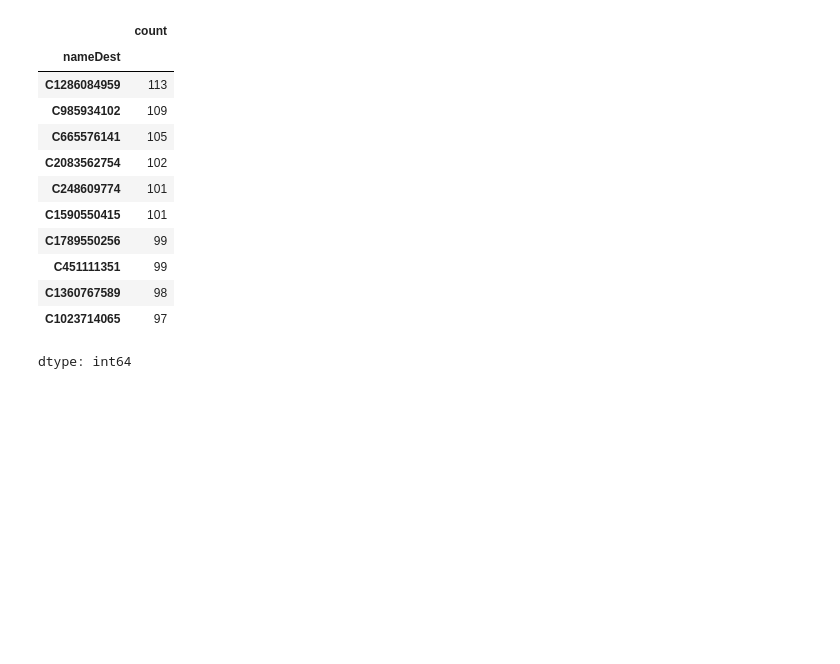
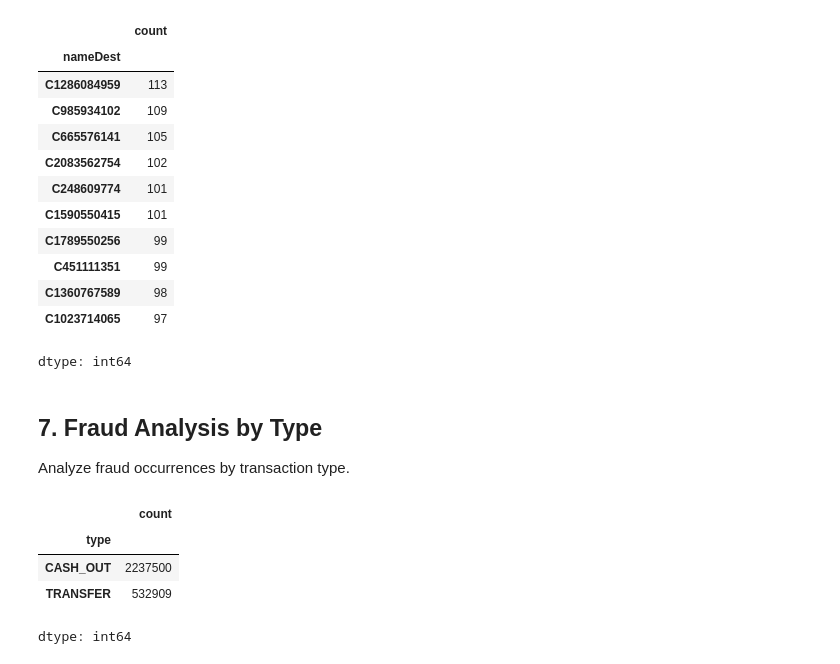
Before and after one commit to 0sinach1/fraud-detection-project, a Jupyter notebook: notebook.ipynb, the cells around one changed output. Saved outputs shown, nothing was run; the diff lists cells and outputs as text; code cells hidden in the pictures; blank space fills up the shorter version.

```diff
--- a/notebook.ipynb
+++ b/notebook.ipynb
@@ -163,3 +163,6 @@ top_receivers
 | C1360767589 | 98 |
 | C1023714065 | 97 |
 dtype: int64
+# %% [markdown]
+## 7. Fraud Analysis by Type
+Analyze fraud occurrences by transaction type.
@@ -165,0 +171,8 @@ dtype: int64
+# %%
+fraud_types['type'].value_counts()
+# %% [output]
+|  | count |
+| type |  |
+| CASH_OUT | 2237500 |
+| TRANSFER | 532909 |
+dtype: int64
```
Also changed, not shown: parts of 2 cells of this notebook.
